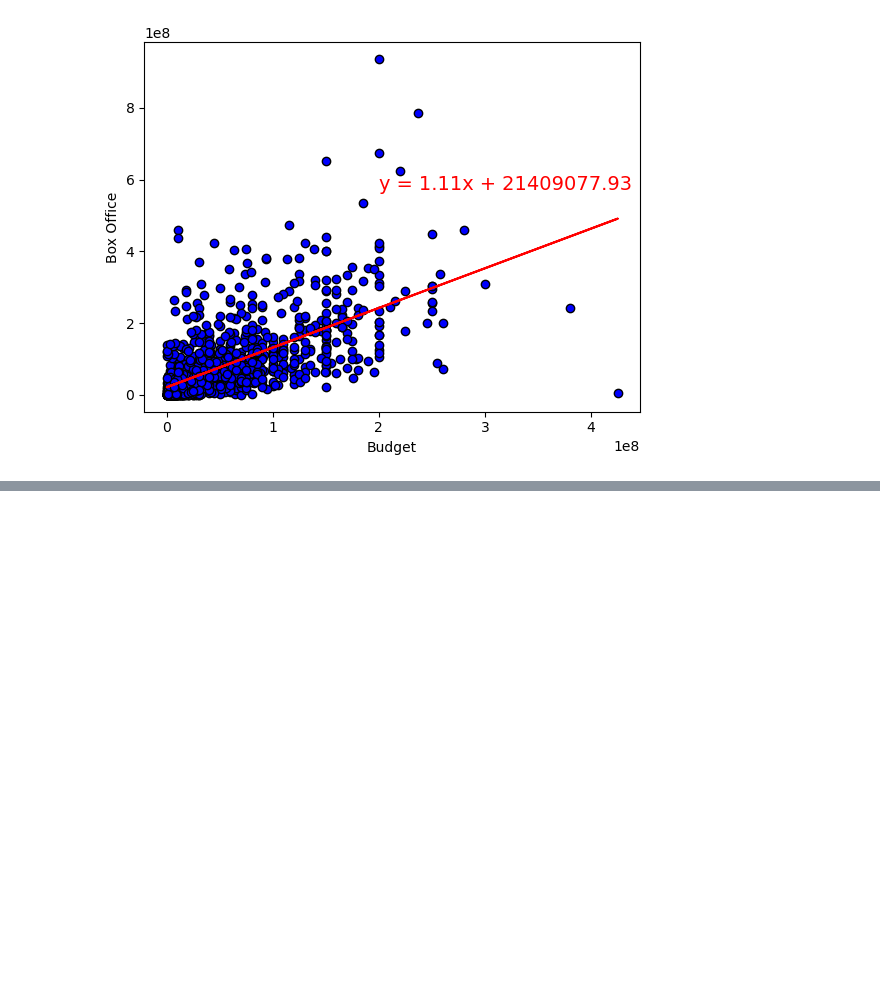
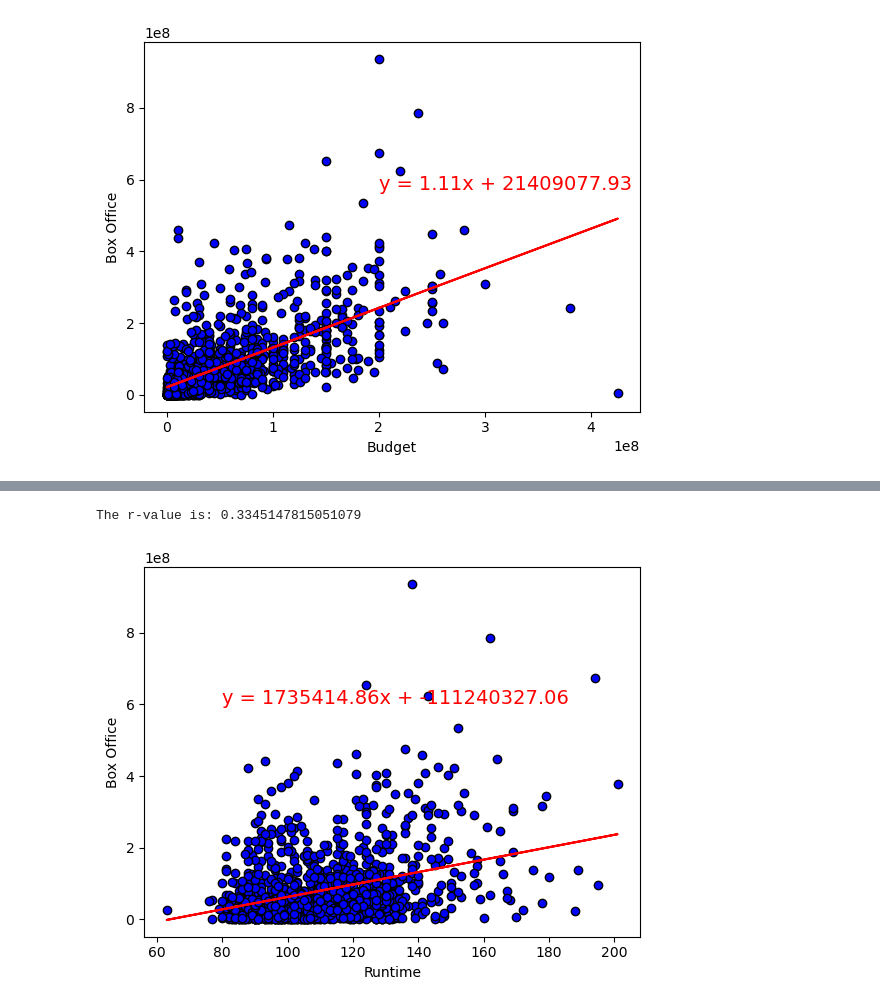
Before and after one commit to PurnimaPathak44/Project-1, a Jupyter notebook: Main Movie Folder/movie_main.ipynb, the cells around one changed output, grey strips where cells are left out. Cells and saved outputs as stored; diff of their text form; code cells hidden in the pictures; blank space fills up the shorter version.

```diff
--- a/Main Movie Folder/movie_main.ipynb
+++ b/Main Movie Folder/movie_main.ipynb
@@ -41,0 +66,5 @@ The r-value is: 0.626487178900805
+# %%
+regression_function("Runtime", movie_data_df["Runtime"], "Box Office", movie_data_df["BoxOffice"], (80, 6e8))
+# %% [output]
+The r-value is: 0.3345147815051079
+[figure, added]
```
Also changed, not shown: parts of 6 cells of this notebook.
